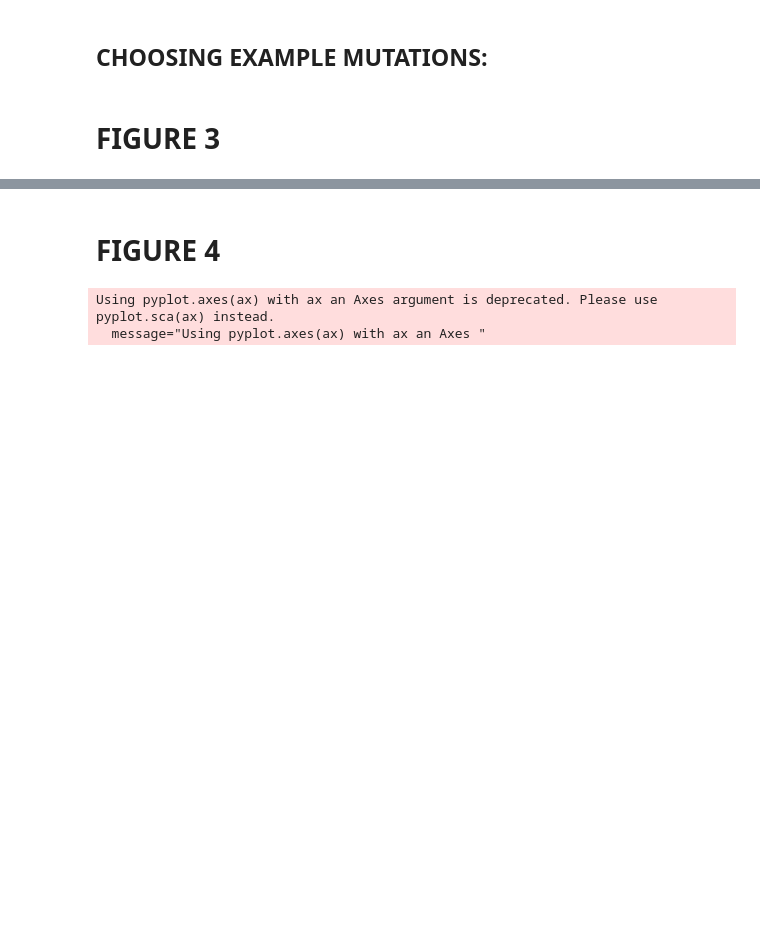
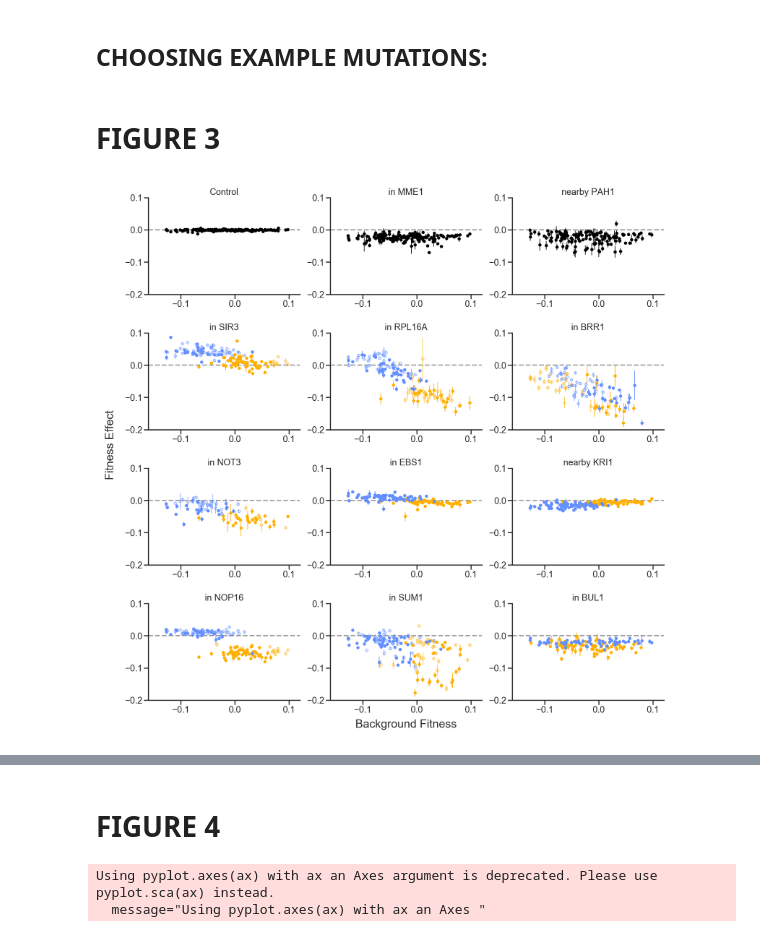
Before and after one commit to mjohnson11/TnSeq_Pipeline, a Jupyter notebook: scripts/TNSEQ_PLOTTING.ipynb, the cells around one changed output, grey strips where cells are left out. Drawn from its saved outputs; the diff is of its cells as text; code cells hidden in the pictures; blank space fills up the shorter version.

Commit message:
working on plotting and analysis for revisions

```diff
--- a/scripts/TNSEQ_PLOTTING.ipynb
+++ b/scripts/TNSEQ_PLOTTING.ipynb
@@ -100,3 +100,11 @@ TP. Tried 176 segregants.
 162  segregants included. 65.70987654320987 mutations measured on average, min: 1 max: 82
 91 mutations. Measured in 116.97802197802197 segs on average
 9 is the minimum # segs w measurements for one mutation, and the min # sig effects is: 0
+# %%
+def get_aic_best_model(row):
+    models = ['x', 'qtl', 'full']
+    aics = [row[i+'_model_aic'] for i in models]
+    min_aics = min(aics)
+    return models[aics.index(min_aics)]
+
+tp['best_aic_model'] = tp.apply(lambda r: get_aic_best_model(r), axis=1)
@@ -456,27 +495,33 @@ examples = refs + ex_edges
 # %%
 def make_examples_figure3(outname, gm, plot_errors=False, plot_std_dev=True):
     df = tp.loc[tp['num.measured']>=50].sort_values(by='var', ascending=True)
     f, subps = pl.subplots(4, 3, figsize=(7.25, 7.25), dpi=300)
     pl.subplots_adjust(hspace=0.4)
     c = 0
     for subarr in subps:
         r = 0
         for sub in subarr:
             edge = examples[c*3+r]
             df_row = tp_all.loc[tp_all['Edge']==edge].iloc[0]
-            make_single_determinant_plot(sub, df_row, segs_all['TP'])
+            if r == 0 and c == 0:
+                make_single_determinant_plot(sub, df_row, segs_all['TP'], show_title=False)
+                sub.set_title('Control', fontsize=7, y=0.95)
+            else:
+                make_single_determinant_plot(sub, df_row, segs_all['TP'])
             sub.set_xlim([-0.16, 0.12])
             sub.set_ylim([-0.2, 0.1])
             sub.tick_params(axis='both', which='major', labelsize=7, pad=1)
             r += 1
         c += 1
 
     subps[1][0].annotate('Fitness Effect', fontsize=9, xy=(-0.25, -0.16), xycoords='axes fraction', rotation=90, ha='center', va='center')
     subps[3][1].annotate('Background Fitness', fontsize=9, xy=(0.5, -0.2), xycoords='axes fraction', ha='center', va='top')
     sns.despine()
     f.savefig(outname, background='transparent', bbox_inches='tight', pad_inches=0.1)
 
 make_examples_figure3('../../Figures/Figure3.pdf', gm, plot_errors=True)
+# %% [output]
+[figure, added]
 # %%
 def make_examples_figure_reversions(outname, gm, plot_errors=False, plot_std_dev=True):
     df = tp.loc[tp['num.measured']>=50].sort_values(by='var', ascending=True)
```
Also changed, not shown: parts of 28 cells of this notebook.
